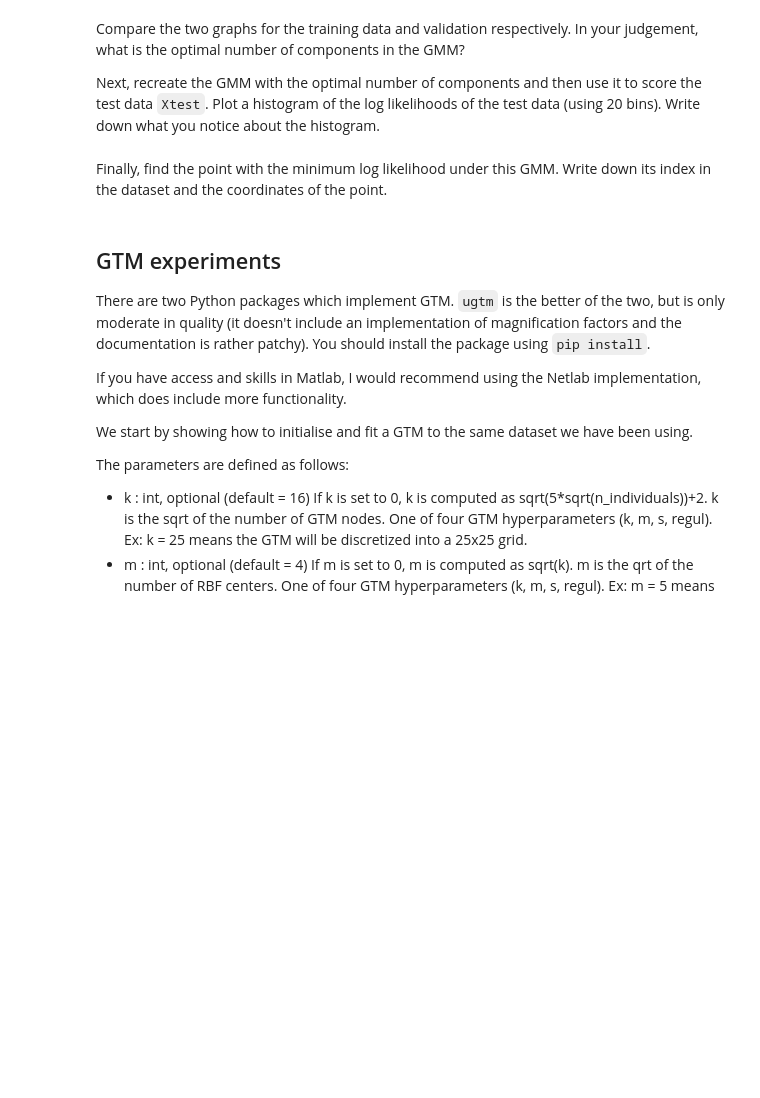
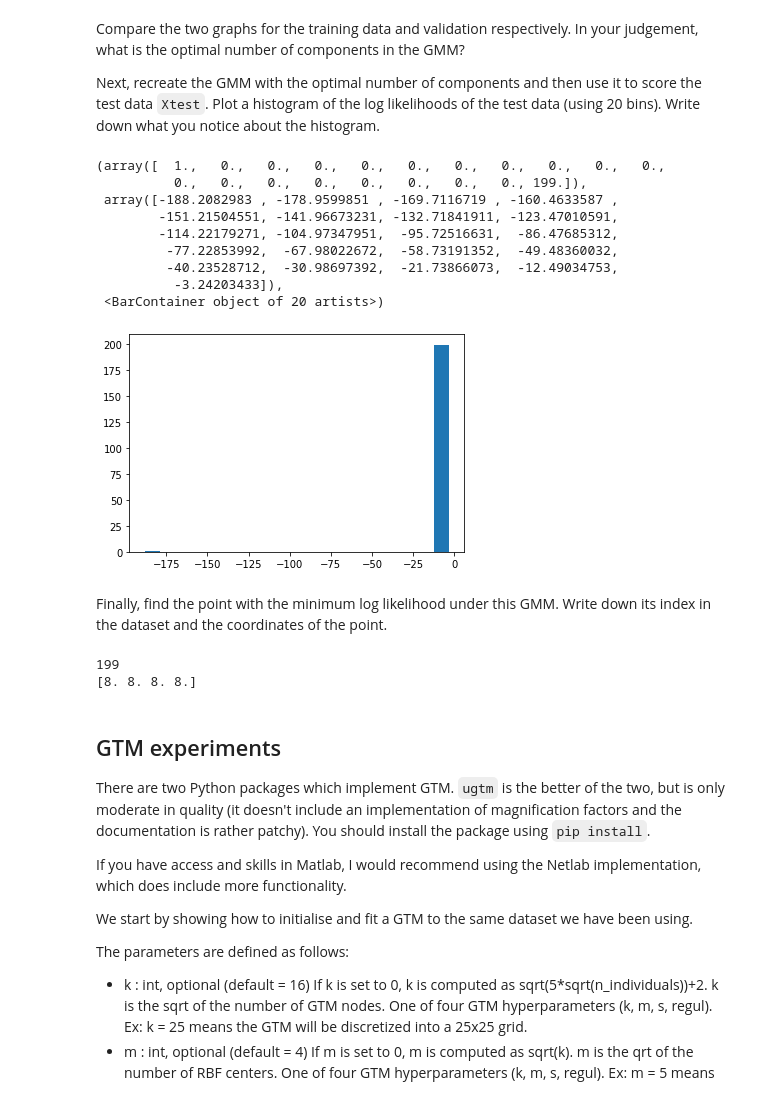
Before and after one commit to Raynham/Advanced-Data-Dnalytics, a Jupyter notebook: week3/worksheet3.ipynb, the cells around one changed output. Saved outputs shown, nothing was run; the diff lists cells and outputs as text; code cells hidden in the pictures; blank space fills up the shorter version.

```diff
--- a/week3/worksheet3.ipynb
+++ b/week3/worksheet3.ipynb
@@ -93,7 +140,30 @@ Next, recreate the GMM with the optimal number of components and then use it to
+# %%
+#TODO block 4
+gmm = mixture.GaussianMixture(n_components= 3, covariance_type='spherical', random_state =1729)
+gmm.fit(Xtrain)
+test_logs_data = gmm.score_samples(Xtest)
+plt.hist(bins=20, x=test_logs_data)
+# %% [output]
+(array([  1.,   0.,   0.,   0.,   0.,   0.,   0.,   0.,   0.,   0.,   0.,
+          0.,   0.,   0.,   0.,   0.,   0.,   0.,   0., 199.]),
+ array([-188.2082983 , -178.9599851 , -169.7116719 , -160.4633587 ,
+        -151.21504551, -141.96673231, -132.71841911, -123.47010591,
+        -114.22179271, -104.97347951,  -95.72516631,  -86.47685312,
+         -77.22853992,  -67.98022672,  -58.73191352,  -49.48360032,
+         -40.23528712,  -30.98697392,  -21.73866073,  -12.49034753,
+          -3.24203433]),
+ <BarContainer object of 20 artists>)
+[figure, added]
 # %% [markdown]
 Finally, find the point with the minimum log likelihood under this GMM. Write down its index in the dataset and the coordinates of the point.
 # %%
 #TODO block 5
+minimum  = np.argmin(test_logs_data)
+print(minimum)
+print(Xtest[minimum])
+# %% [output]
+199
+[8. 8. 8. 8.]
 # %% [markdown]
 ## GTM experiments
 There are two Python packages which implement GTM. `ugtm` is the better of the two, but is only moderate in quality (it doesn't include an implementation of magnification factors and the documentation is rather patchy). You should install the package using `pip install`.
```
Also changed, not shown: parts of 23 cells of this notebook.
